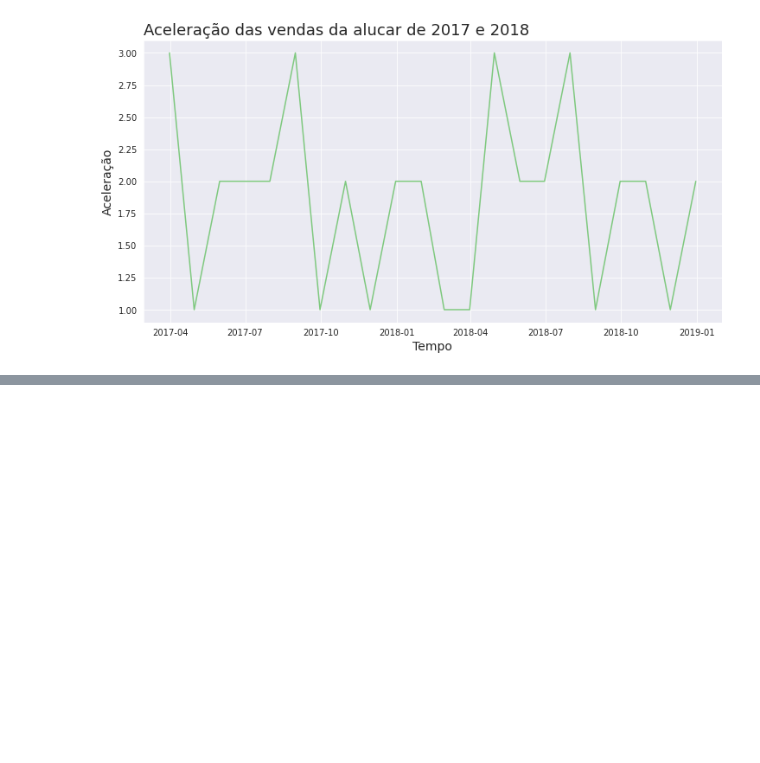
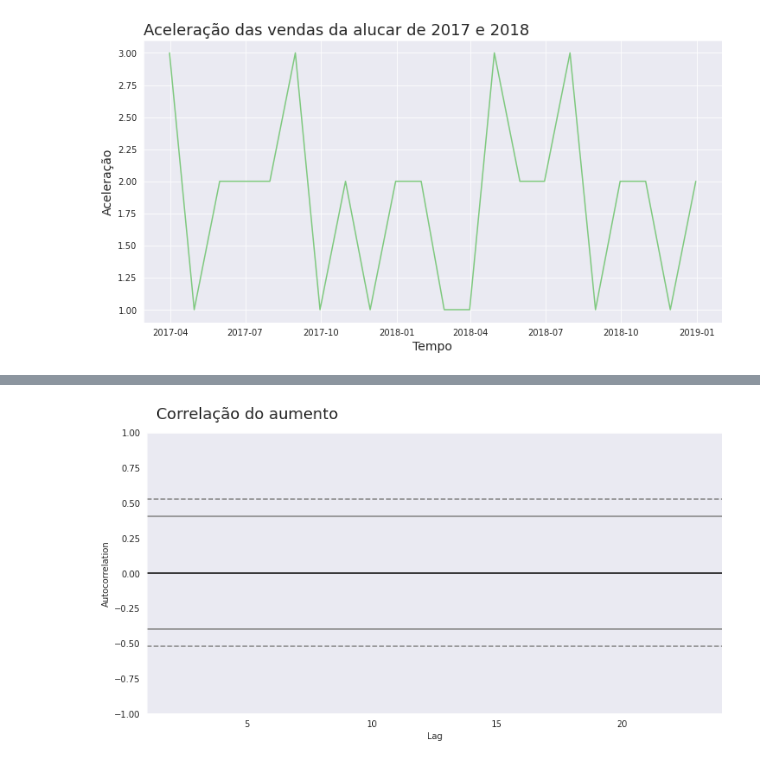
Before and after one commit to lumagri/Python_to_Data_Science, a Jupyter notebook: 8_DataScience_analises_de_series_temporais/TimeSeries.ipynb, the cells around one changed output, grey strips where cells are left out. Saved outputs shown, nothing was run; the diff lists cells and outputs as text; code cells hidden in the pictures; blank space fills up the shorter version.

```diff
--- a/8_DataScience_analises_de_series_temporais/TimeSeries.ipynb
+++ b/8_DataScience_analises_de_series_temporais/TimeSeries.ipynb
@@ -187,0 +230,10 @@ grafico('Aceleração das vendas da alucar de 2017 e 2018', 'Tempo', 'Aceleraç
+# %%
+#Como o gráfico de aumento e de aceleração iniciam no indice 1 e 2, é necessário
+#passar também o número do indice inicial para que seja apresentada a correlação
+
+ax = plt.figure(figsize=(12,6))
+ax.suptitle('Correlação do aumento', fontsize=18, x=0.26, y=0.95)
+autocorrelation_plot(alucar['aumento'])
+ax = ax
+# %% [output]
+[figure, added]
```
Also changed, not shown: parts of 71 cells of this notebook.
